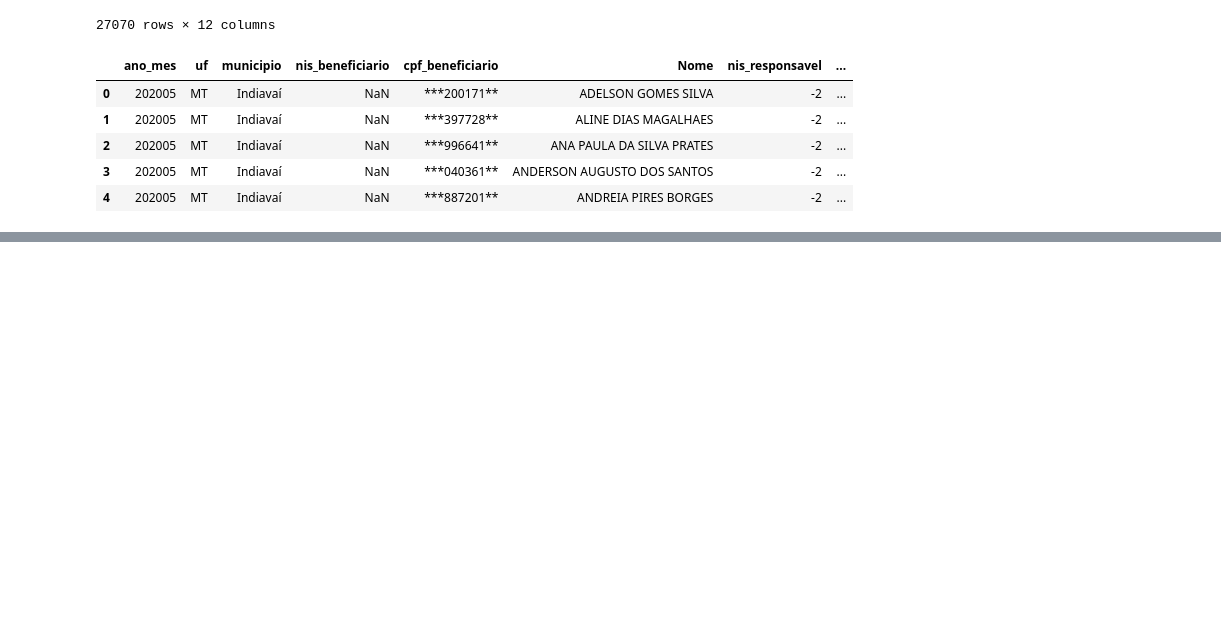
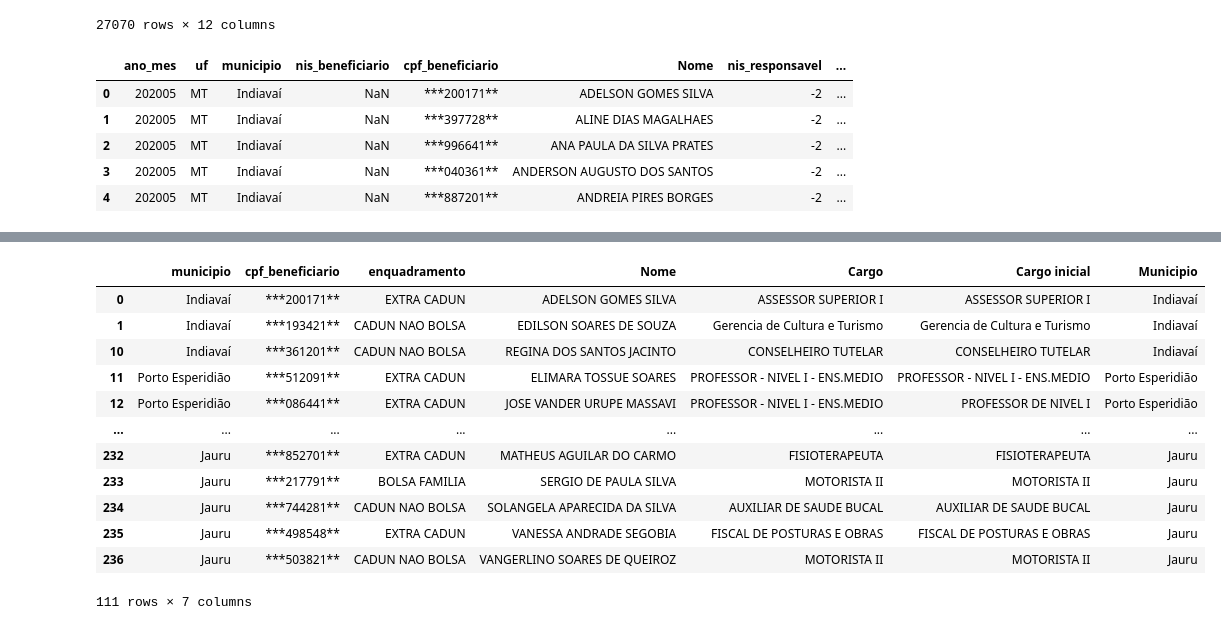
Before and after one commit to ledigofig/Auxilio-Emergencial, a Jupyter notebook: analise_municipios.ipynb, the cells around one changed output, grey strips where cells are left out. Cells and saved outputs as stored; diff of their text form; code cells hidden in the pictures; blank space fills up the shorter version.

Commit message:
envio dados IPEA e atualização analise Municipios

```diff
--- a/analise_municipios.ipynb
+++ b/analise_municipios.ipynb
@@ -199,0 +187,5 @@ ser_rec_aux[ser_rec_aux['Municipio'] == 'Indiavaí']
+# %%
+# Abreviatura
+# ser_rec_aux_mun  = Servidores que receberan Auxilio Emergencial por municipio
+ser_rec_aux_mun = ser_rec_aux[ser_rec_aux['municipio'] == ser_rec_aux['Municipio']]
+ser_rec_aux_mun.head()
@@ -200,3 +216,19 @@ ser_rec_aux[ser_rec_aux['Municipio'] == 'Indiavaí']
+# %%
+ser_rec_aux_mun.head(60)
+# %% [output]
+|  | municipio | cpf_beneficiario | enquadramento | Nome | Cargo | Cargo inicial | Municipio |
+| 0 | Indiavaí | ***200171** | EXTRA CADUN | ADELSON GOMES SILVA | ASSESSOR SUPERIOR I | ASSESSOR SUPERIOR I | Indiavaí |
+| 1 | Indiavaí | ***193421** | CADUN NAO BOLSA | EDILSON SOARES DE SOUZA | Gerencia de Cultura e Turismo | Gerencia de Cultura e Turismo | Indiavaí |
+| 10 | Indiavaí | ***361201** | CADUN NAO BOLSA | REGINA DOS SANTOS JACINTO | CONSELHEIRO TUTELAR | CONSELHEIRO TUTELAR | Indiavaí |
+| 11 | Porto Esperidião | ***512091** | EXTRA CADUN | ELIMARA TOSSUE SOARES | PROFESSOR - NIVEL I - ENS.MEDIO | PROFESSOR - NIVEL I - ENS.MEDIO | Porto Esperidião |
+| 12 | Porto Esperidião | ***086441** | EXTRA CADUN | JOSE VANDER URUPE MASSAVI | PROFESSOR - NIVEL I - ENS.MEDIO | PROFESSOR DE NIVEL I | Porto Esperidião |
+| ... | ... | ... | ... | ... | ... | ... | ... |
+| 232 | Jauru | ***852701** | EXTRA CADUN | MATHEUS AGUILAR DO CARMO | FISIOTERAPEUTA | FISIOTERAPEUTA | Jauru |
+| 233 | Jauru | ***217791** | BOLSA FAMILIA | SERGIO DE PAULA SILVA | MOTORISTA II | MOTORISTA II | Jauru |
+| 234 | Jauru | ***744281** | CADUN NAO BOLSA | SOLANGELA APARECIDA DA SILVA | AUXILIAR DE SAUDE BUCAL | AUXILIAR DE SAUDE BUCAL | Jauru |
+| 235 | Jauru | ***498548** | EXTRA CADUN | VANESSA ANDRADE SEGOBIA | FISCAL DE POSTURAS E OBRAS | FISCAL DE POSTURAS E OBRAS | Jauru |
+| 236 | Jauru | ***503821** | CADUN NAO BOLSA | VANGERLINO SOARES DE QUEIROZ | MOTORISTA II | MOTORISTA II | Jauru |
+111 rows × 7 columns
 # %%
 df_municipios = pd.read_csv('src/arquivos.csv')
 df_ug_tce = pd.read_csv('src/dados_tce_mt/APLIC/UG.csv', sep=';')
```
Also changed, not shown: parts of 27 cells of this notebook, 1 other file.
